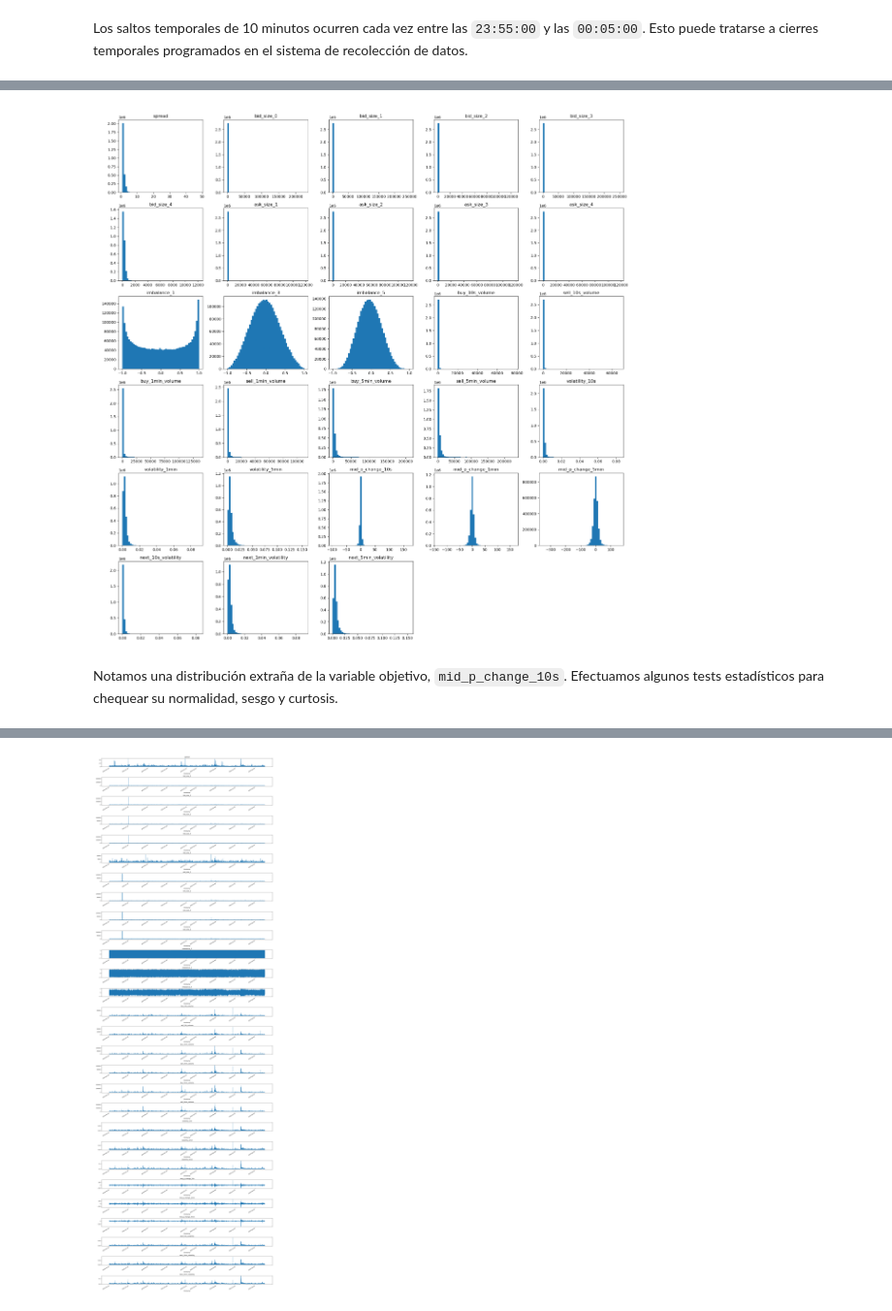
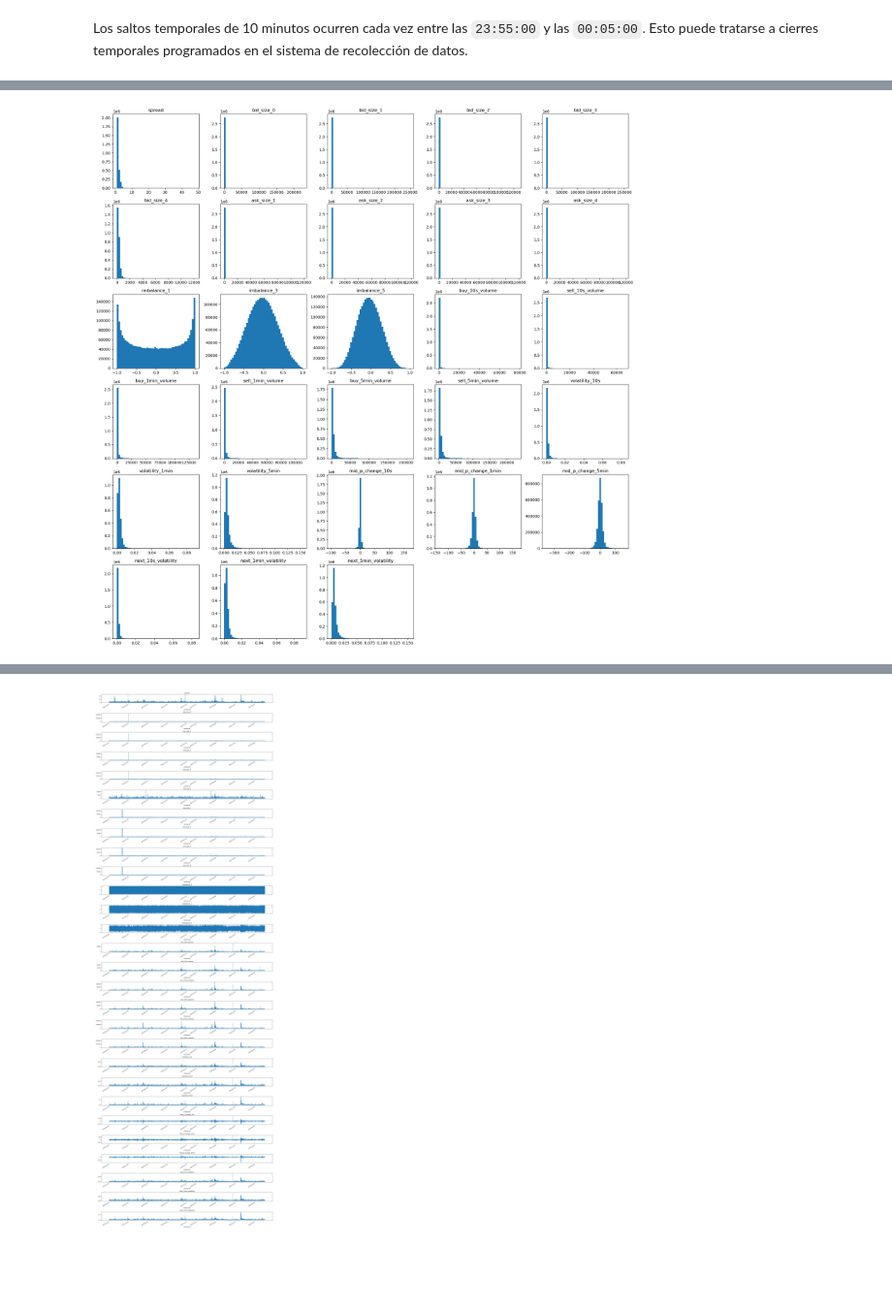
Before and after one commit to IFTrejoM/Binance-price-volatility-predictions-LSTM, a Jupyter notebook: binance.ipynb, the cells around one changed output, grey strips where cells are left out. Shown at 97% size. Drawn from its saved outputs; the diff is of its cells as text; code cells hidden in the pictures; blank space fills up the shorter version.

```diff
--- a/binance.ipynb
+++ b/binance.ipynb
@@ -173,17 +189,15 @@ plt.show()
 # %%
-# # Plotear histogramas de cada variable:
-# df.hist(figsize=(20, 20), bins=50, grid=False)
-# plt.tight_layout()
-# plt.savefig('images/hists_all_outs.png', dpi='figure')
+# Plotear histogramas de cada variable:
+df.hist(figsize=(20, 20), bins=50, grid=False)
+plt.tight_layout()
+plt.savefig('images/var-histograms.png', dpi='figure')
+plt.show()
+
+# # Leer la imagen del archivo
+# img = mpimg.imread('images/var-histograms.png')
+# plt.figure(figsize=(15,15))
+# plt.imshow(img)
+# plt.axis('off')
 # plt.show()
-
-# Leer la imagen del archivo
-img = mpimg.imread('images/hists_all_outs.png')
-plt.figure(figsize=(15,15))
-plt.imshow(img)
-plt.axis('off')
-plt.show()
 # %% [output]
-[figure, old version]
+[figure, new version]
-# %% [markdown]
-Notamos una distribución extraña de la variable objetivo, `mid_p_change_10s`. Efectuamos algunos tests estadísticos para chequear su normalidad, sesgo y curtosis.
```
Also changed, not shown: parts of 47 cells of this notebook, 4 other files.
